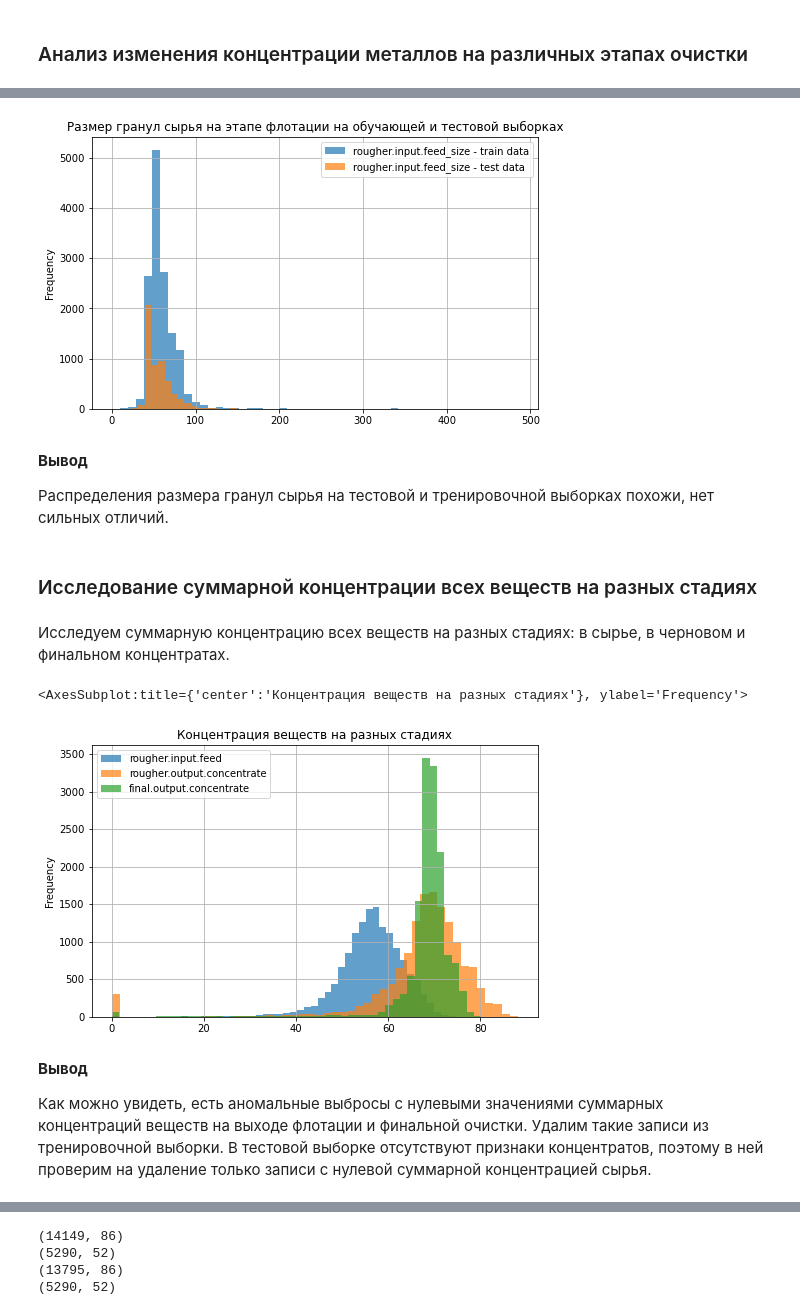
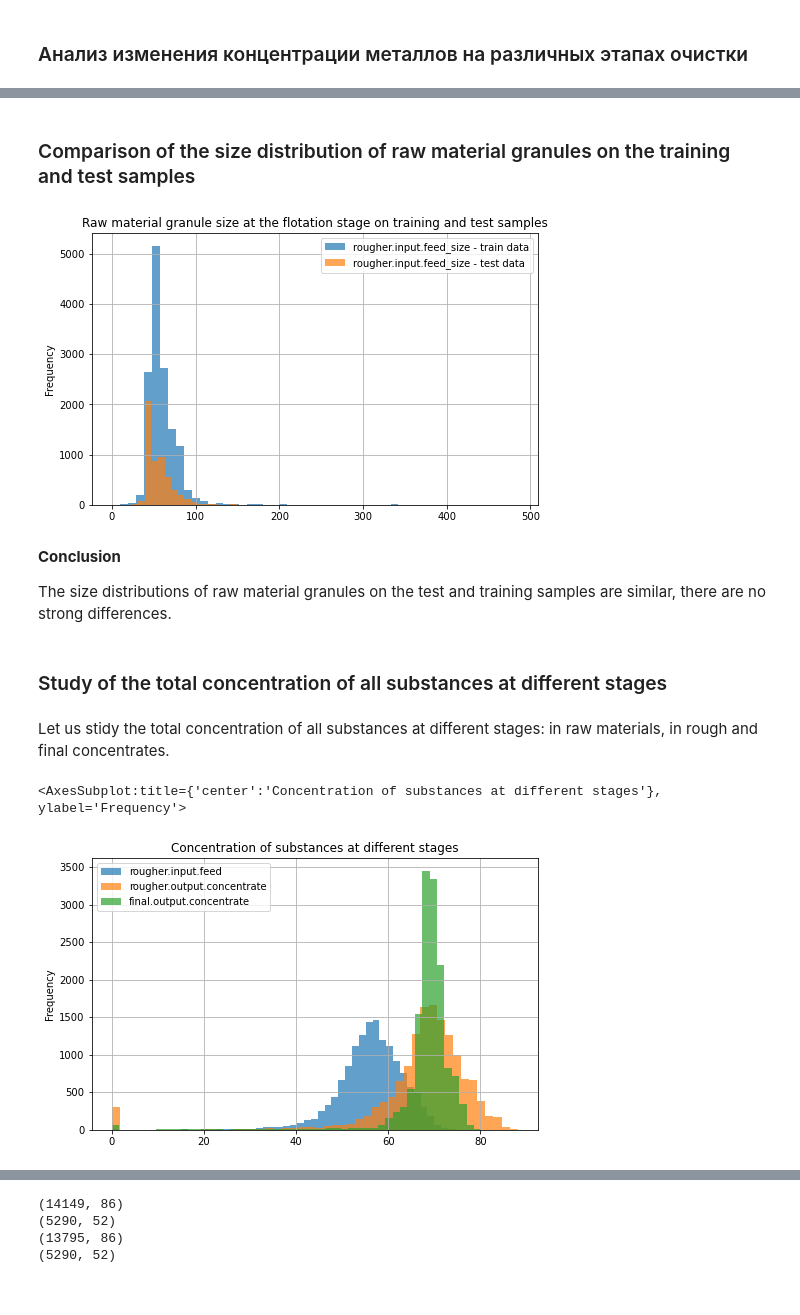
Before and after one commit to vascadagama/data-science-practicum, a Jupyter notebook: gold_refining/gold_refining.ipynb, the cells around one changed output, grey strips where cells are left out. Saved outputs shown, nothing was run; the diff lists cells and outputs as text; code cells hidden in the pictures.

```diff
--- a/gold_refining/gold_refining.ipynb
+++ b/gold_refining/gold_refining.ipynb
@@ -85,7 +83,7 @@ logger.setLevel(logging.CRITICAL)
 # %%
-train_data = pd.read_csv('/Users/vasily/Learning/Data Analytics/Projects/Gold recovery/gold_recovery_train_new.csv')
-test_data = pd.read_csv('/Users/vasily/Learning/Data Analytics/Projects/Gold recovery/gold_recovery_test_new.csv')
-full_data = pd.read_csv('/Users/vasily/Learning/Data Analytics/Projects/Gold recovery/gold_recovery_full_new.csv')
+train_data = pd.read_csv('/Users/vasily/Learning/Data Science/Projects/Gold recovery/gold_recovery_train_new.csv')
+test_data = pd.read_csv('/Users/vasily/Learning/Data Science/Projects/Gold recovery/gold_recovery_test_new.csv')
+full_data = pd.read_csv('/Users/vasily/Learning/Data Science/Projects/Gold recovery/gold_recovery_full_new.csv')
 
 #train_data = pd.read_csv('/datasets/gold_recovery_train_new.csv')
 #test_data = pd.read_csv('/datasets/gold_recovery_test_new.csv')
@@ -275,19 +271,21 @@ plt.show()
+# %% [markdown]
+### Comparison of the size distribution of raw material granules on the training and test samples
 # %%
 
-area_plot = train_data.plot(kind='hist', y='rougher.input.feed_size', figsize = (8,5), bins=50, grid=True,  alpha=0.7, title = 'Размер гранул сырья на этапе флотации на обучающей и тестовой выборках')
+area_plot = train_data.plot(kind='hist', y='rougher.input.feed_size', figsize = (8,5), bins=50, grid=True,  alpha=0.7, title = 'Raw material granule size at the flotation stage on training and test samples')
 test_data.plot(kind='hist', y='rougher.input.feed_size', ax = area_plot, bins=50, grid=True,  alpha=0.7)
 plt.legend(['rougher.input.feed_size - train data', 'rougher.input.feed_size - test data'])
 plt.show()
 # %% [output]
-[figure, old version]
+[figure, new version]
-# %% [markdown]
-**Вывод**
-
-Распределения размера гранул сырья на тестовой и тренировочной выборках похожи, нет сильных отличий.
-# %% [markdown]
-### Исследование суммарной концентрации всех веществ на разных стадиях
-# %% [markdown]
-Исследуем суммарную концентрацию всех веществ на разных стадиях: в сырье, в черновом и финальном концентратах.
+# %% [markdown]
+**Conclusion**
+
+The size distributions of raw material granules on the test and training samples are similar, there are no strong differences.
+# %% [markdown]
+### Study of the total concentration of all substances at different stages
+# %% [markdown]
+Let us stidy the total concentration of all substances at different stages: in raw materials, in rough and final concentrates.
 # %%
 substance = ['au', 'ag', 'pb', 'sol']
 columns = ['rougher.input.feed',\
@@ -305,13 +303,9 @@ df_temp['final.output.concentrate'] = df_temp['final.output.concentrate_au'] + d
 df_temp['final.output.concentrate_pb'] + df_temp['final.output.concentrate_sol']
 
 
-area_plot = df_temp.plot(kind='hist', y='rougher.input.feed', figsize = (8,5), bins=50, grid=True,  alpha=0.7, title = 'Концентрация веществ на разных стадиях')
+area_plot = df_temp.plot(kind='hist', y='rougher.input.feed', figsize = (8,5), bins=50, grid=True,  alpha=0.7, title = 'Concentration of substances at different stages')
 df_temp.plot(kind='hist', y='rougher.output.concentrate', ax = area_plot, bins=50, grid=True, alpha=0.7)
 df_temp.plot(kind='hist', y='final.output.concentrate', ax = area_plot, bins=50, grid=True, alpha=0.7)
 # %% [output]
-<AxesSubplot:title={'center':'Концентрация веществ на разных стадиях'}, ylabel='Frequency'>
+<AxesSubplot:title={'center':'Concentration of substances at different stages'}, ylabel='Frequency'>
-[figure, old version]
+[figure, new version]
-# %% [markdown]
-**Вывод**
-
-Как можно увидеть, есть аномальные выбросы с нулевыми значениями суммарных концентраций веществ на выходе флотации и финальной очистки. Удалим такие записи из тренировочной выборки. В тестовой выборке отсутствуют признаки концентратов, поэтому в ней проверим на удаление только записи с нулевой суммарной концентрацией сырья.
```
Also changed, not shown: parts of 52 cells of this notebook.
